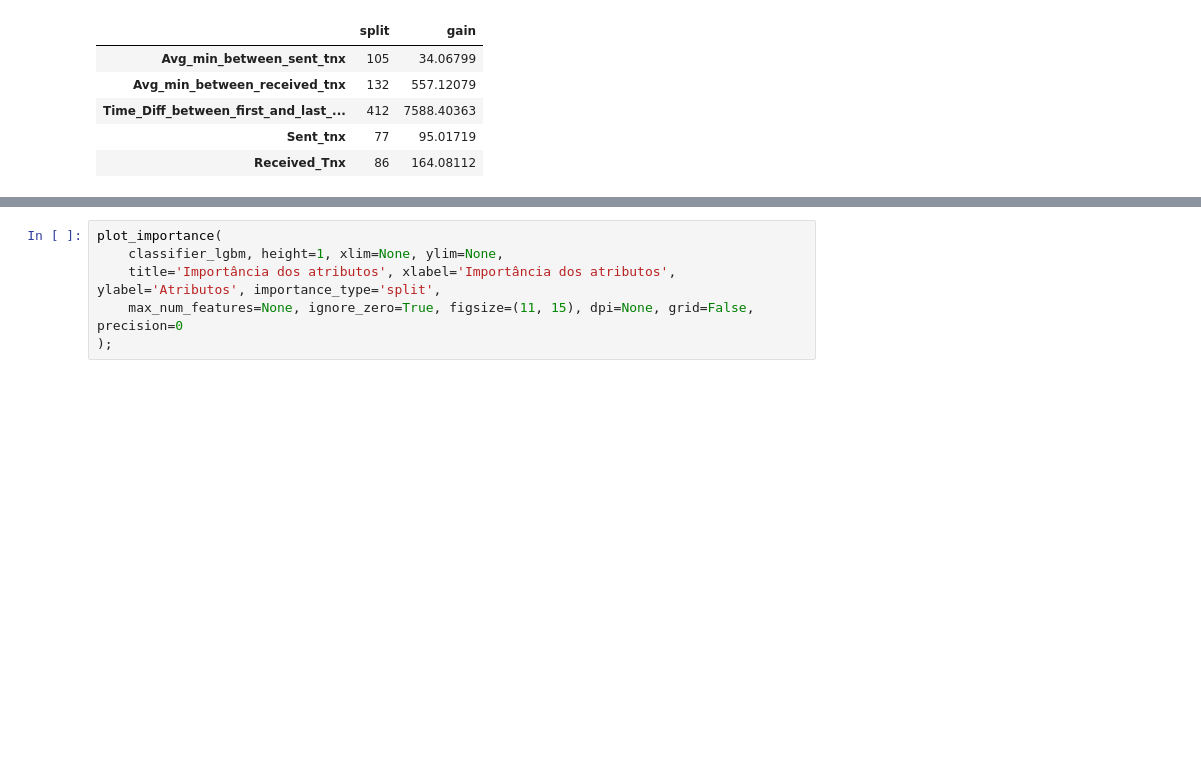
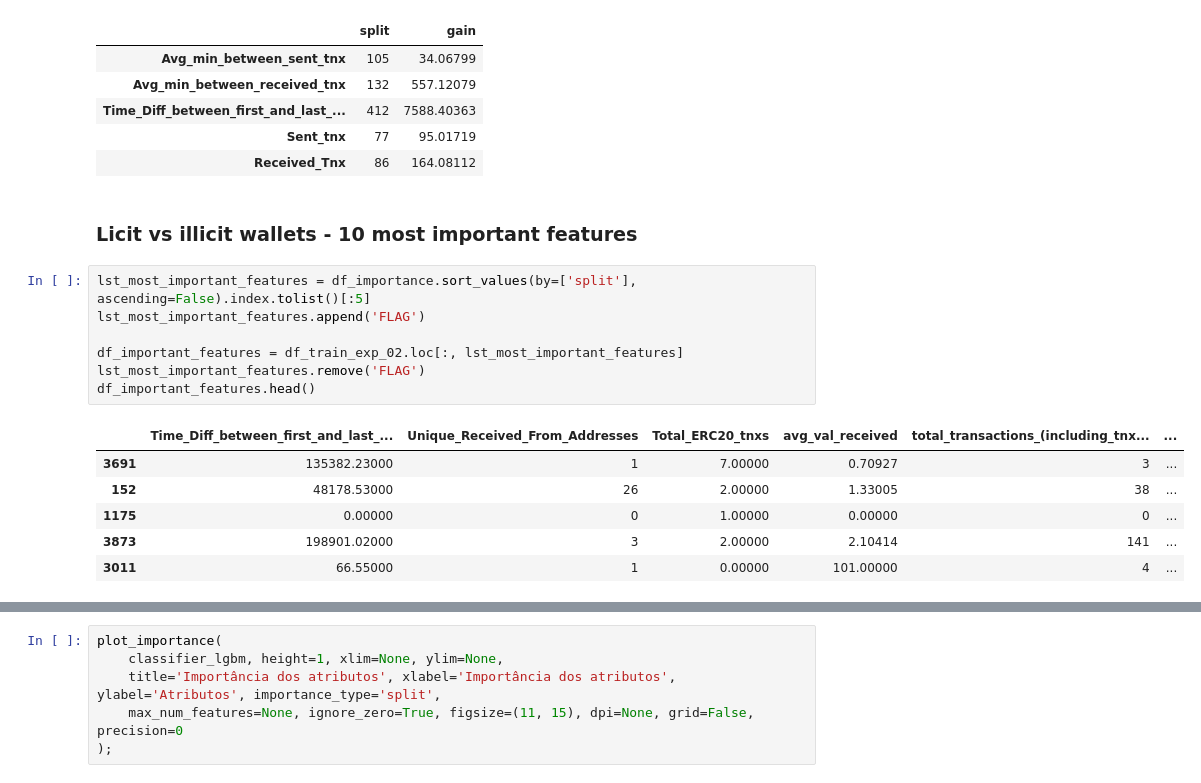
Before and after one commit to guyrux/ethereum_laundering, a Jupyter notebook: notebooks/03-ethereum_modeling_v2-suto.ipynb, the cells around one changed output, grey strips where cells are left out. Saved outputs shown, nothing was run; the diff lists cells and outputs as text; blank space fills up the shorter version.

```diff
--- a/notebooks/03-ethereum_modeling_v2-suto.ipynb
+++ b/notebooks/03-ethereum_modeling_v2-suto.ipynb
@@ -723,3 +731,19 @@ df_importance.head()
 | Time_Diff_between_first_and_last_... | 412 | 7588.40363 |
 | Sent_tnx | 77 | 95.01719 |
 | Received_Tnx | 86 | 164.08112 |
+# %% [markdown]
+### Licit vs illicit wallets - 10 most important features
+# %%
+lst_most_important_features = df_importance.sort_values(by=['split'], ascending=False).index.tolist()[:5]
+lst_most_important_features.append('FLAG')
+
+df_important_features = df_train_exp_02.loc[:, lst_most_important_features]
+lst_most_important_features.remove('FLAG')
+df_important_features.head()
+# %% [output]
+|  | Time_Diff_between_first_and_last_... | Unique_Received_From_Addresses | Total_ERC20_tnxs | avg_val_received | total_transactions_(including_tnx... | ... |
+| 3691 | 135382.23000 | 1 | 7.00000 | 0.70927 | 3 | ... |
+| 152 | 48178.53000 | 26 | 2.00000 | 1.33005 | 38 | ... |
+| 1175 | 0.00000 | 0 | 1.00000 | 0.00000 | 0 | ... |
+| 3873 | 198901.02000 | 3 | 2.00000 | 2.10414 | 141 | ... |
+| 3011 | 66.55000 | 1 | 0.00000 | 101.00000 | 4 | ... |
```
Also changed, not shown: parts of 7 cells of this notebook, 1 other file.
